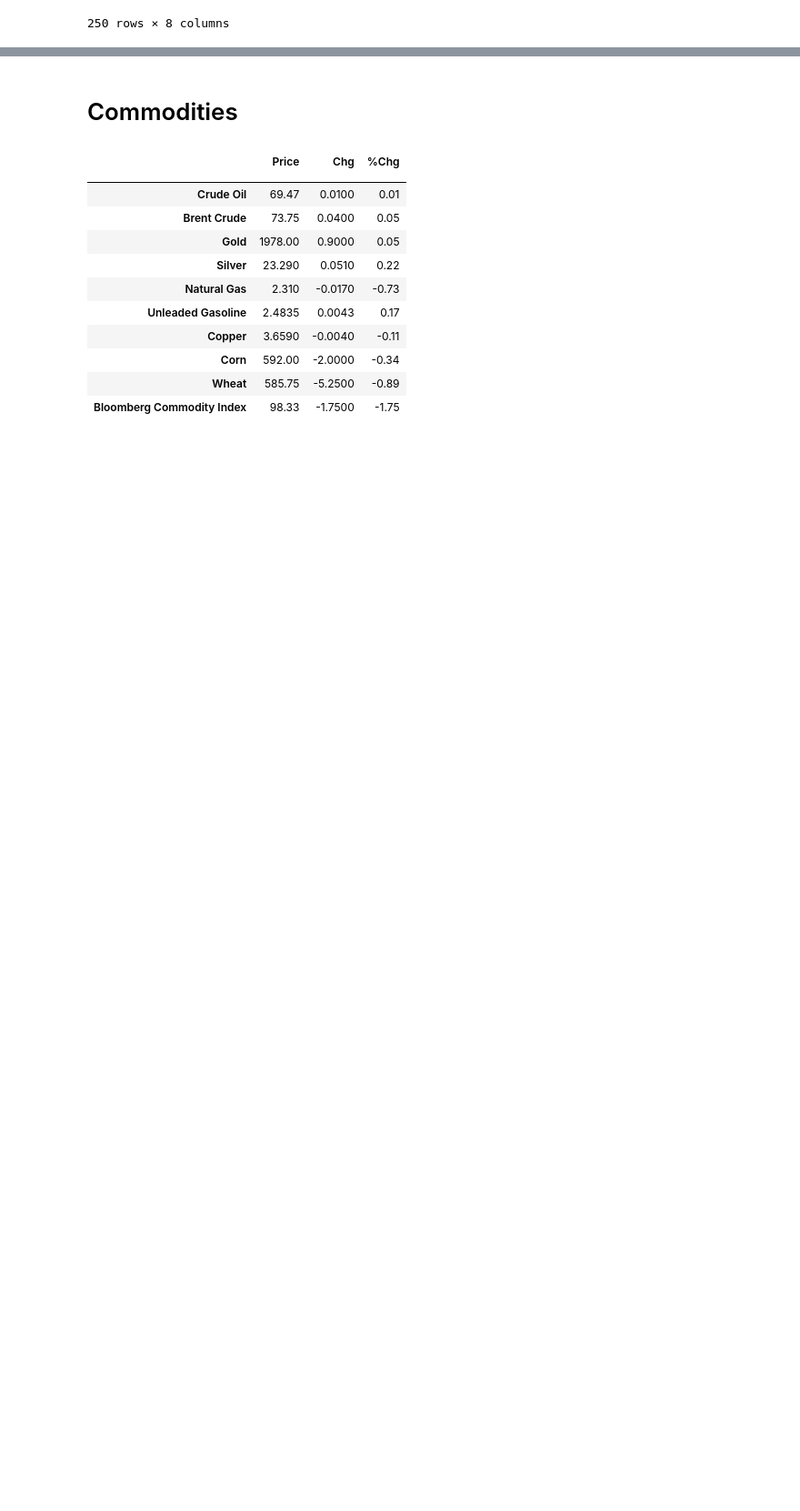
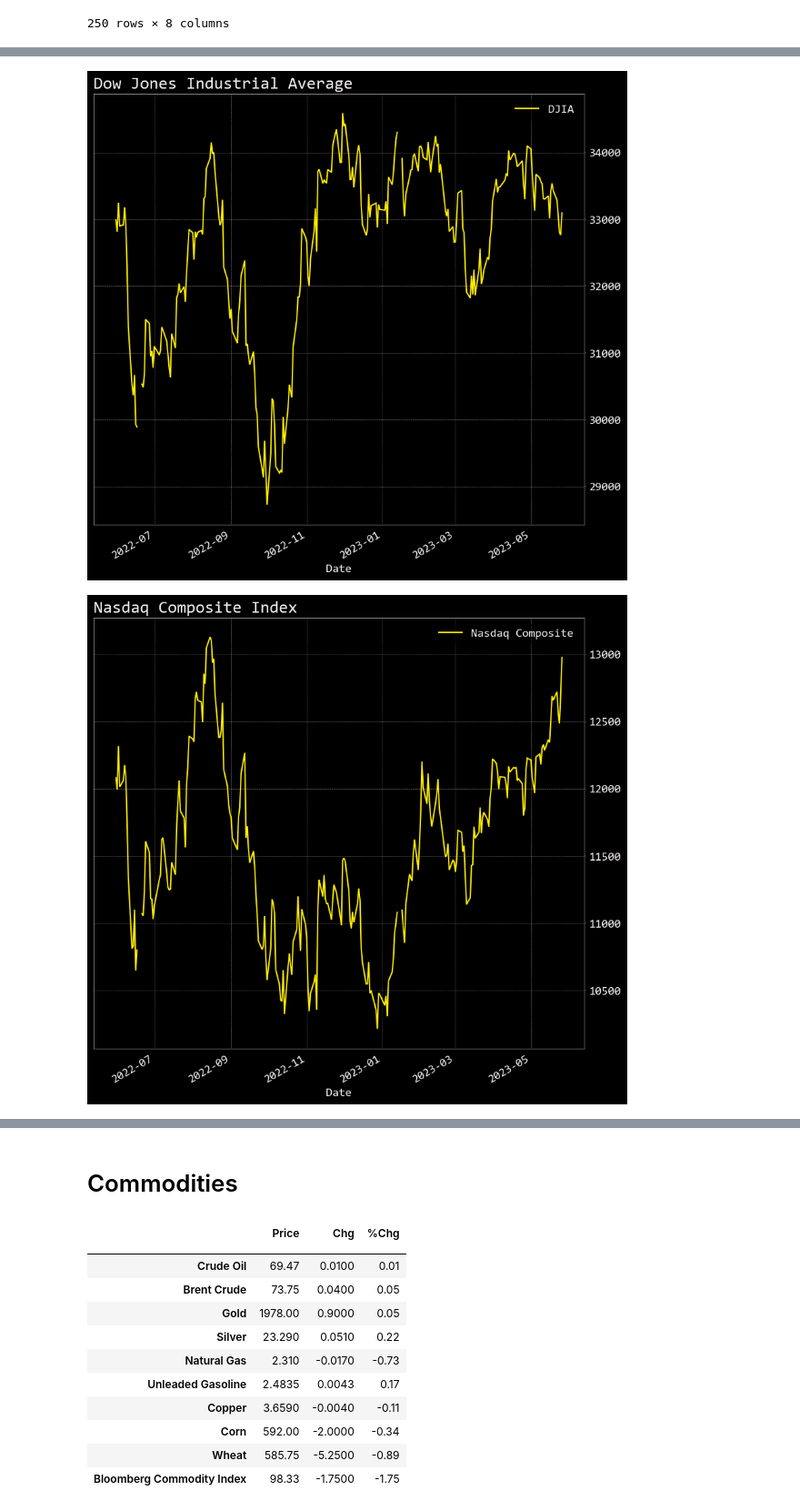
Before and after one commit to mikewenner/Streamlit, a Jupyter notebook: streamlit_dfs.ipynb, the cells around one changed output, grey strips where cells are left out. Shown at 91% size. Drawn from its saved outputs; the diff is of its cells as text; code cells hidden in the pictures; blank space fills up the shorter version.

```diff
--- a/streamlit_dfs.ipynb
+++ b/streamlit_dfs.ipynb
@@ -105,0 +106,14 @@ indicies_plot_df
+# %%
+djia = indicies_plot_df.plot(y=["DJIA"], figsize = (10,10), title = "Dow Jones Industrial Average")
+nasdaq = indicies_plot_df.plot(y=["Nasdaq Composite"], figsize = (10,10), title = "Nasdaq Composite Index")
+sp500 = indicies_plot_df.plot(y=["S&P 500"], figsize = (10,10), title = "S&P 500")
+total = indicies_plot_df.plot(y=["DJ Total Stock Market"], figsize = (10,10), title = "DJ Total Stock Market Index")
+rut = indicies_plot_df.plot(y=["Russell 2000"], figsize = (10,10), title = "Russell 2000")
+nyse = indicies_plot_df.plot(y=["NYSE Composite"], figsize = (10,10), title = "NYSE Composite")
+baron = indicies_plot_df.plot(y=["Barron's 400"], figsize = (10,10), title = "Barrons 400")
+vix = indicies_plot_df.plot(y=["CBOE Volatility"], figsize = (10,10), title = "VIX")
+djifuts = indicies_plot_df.plot(y=["DJIA Futures"], figsize = (10,10), title = "DOW Futures")
+spfuts = indicies_plot_df.plot(y=["S&P 500 Futures"], figsize = (10,10), title = "S&P Futures")
+# %% [output]
+[figure, added]
+[figure, added]
```
Also changed, not shown: parts of 11 cells of this notebook, 2 other files.
